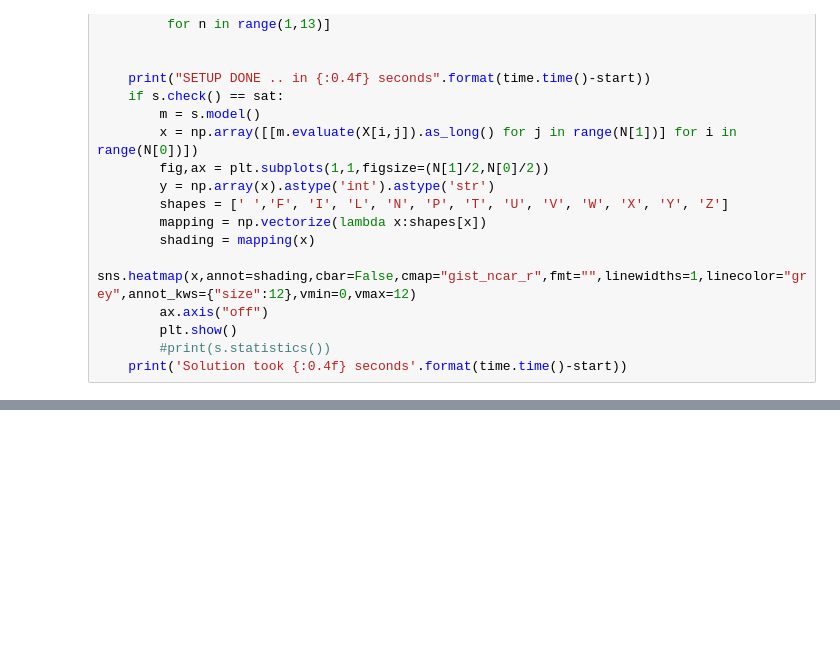
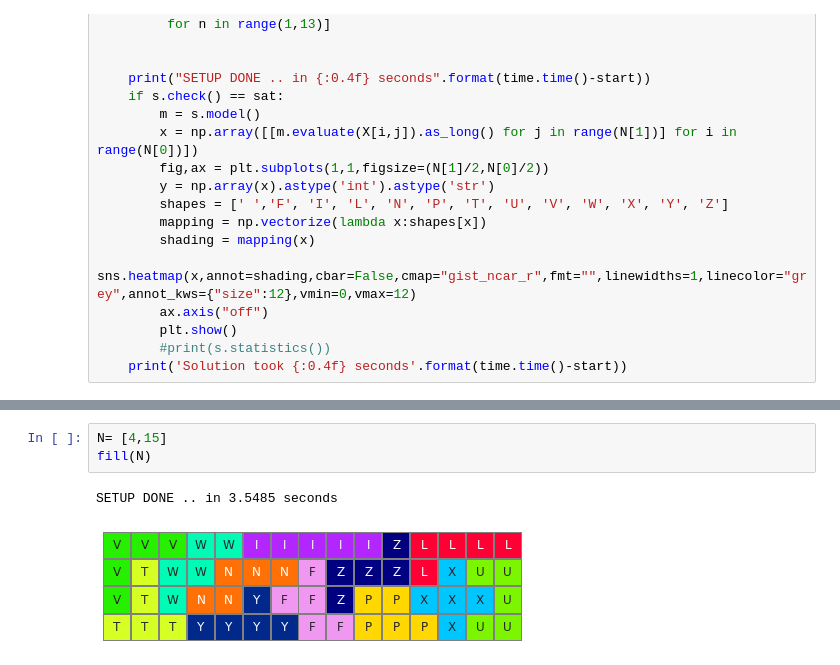
Before and after one commit to gowen100/Public-Code, a Jupyter notebook: Pentomino.ipynb, the cells around one changed output, grey strips where cells are left out. Drawn from its saved outputs; the diff is of its cells as text; blank space fills up the shorter version.

```diff
--- a/Pentomino.ipynb
+++ b/Pentomino.ipynb
@@ -168,0 +169,6 @@ Solution took 0.4887 seconds
+# %%
+N= [4,15]
+fill(N)
+# %% [output]
+SETUP DONE .. in 3.5485 seconds
+[figure, added]
```
Also changed, not shown: parts of 7 cells of this notebook.
